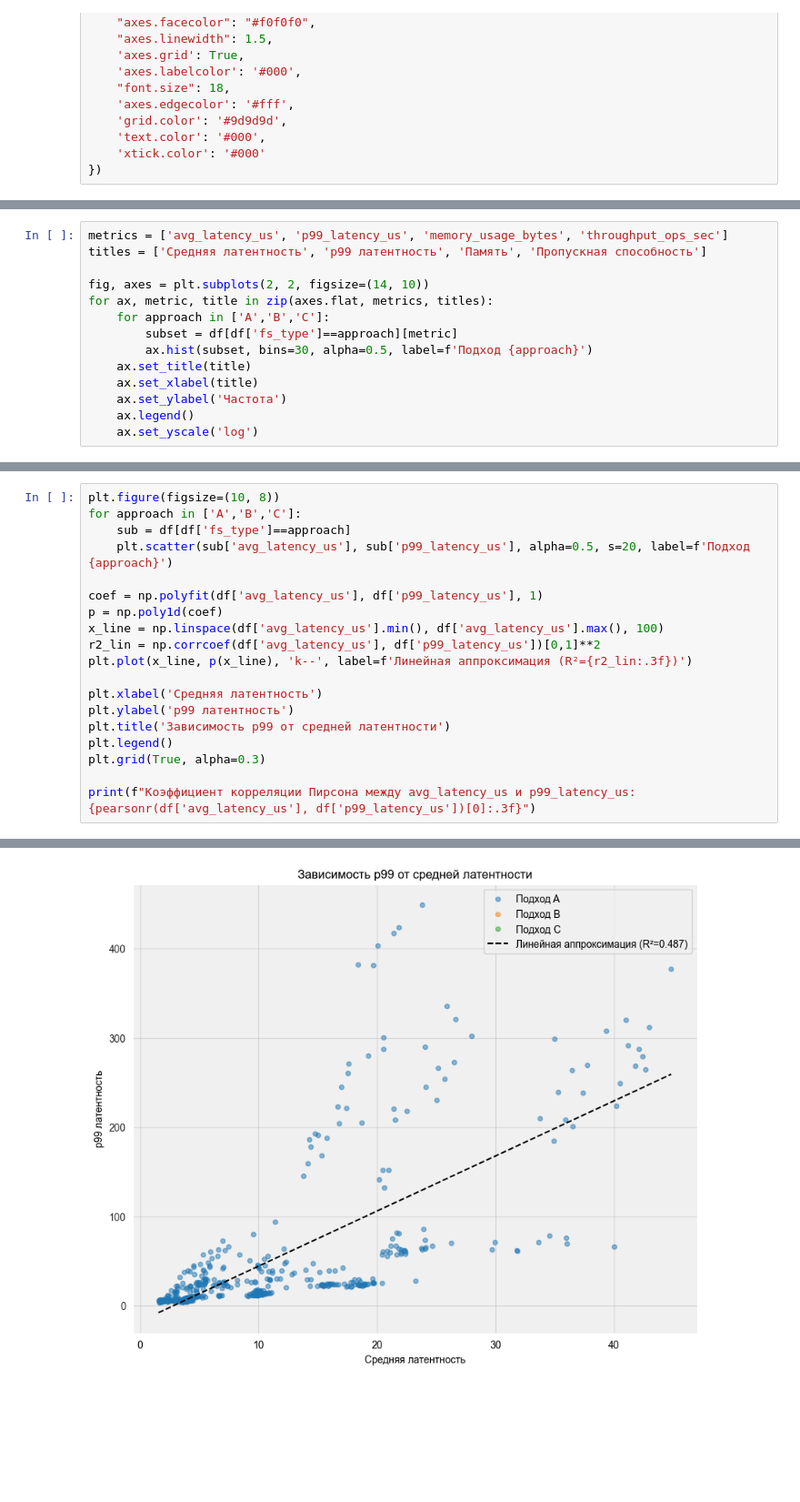
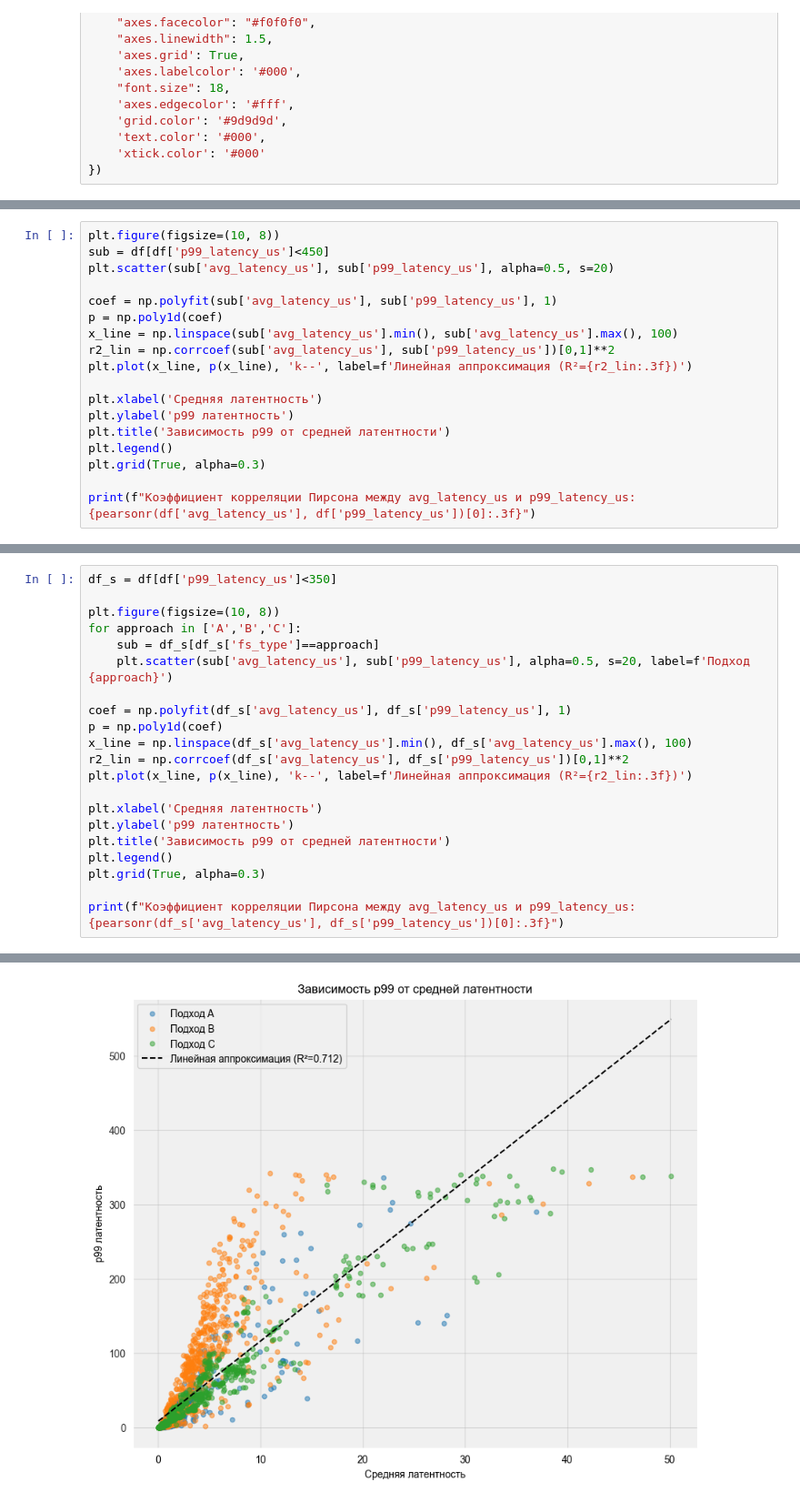
Before and after one commit to p1k777/mega-cool-in-memory-file-systems-research, a Jupyter notebook: ml_model/main.ipynb, the cells around one changed output, grey strips where cells are left out. Shown at 91% size. Drawn from its saved outputs; the diff is of its cells as text; blank space fills up the shorter version.

```diff
--- a/ml_model/main.ipynb
+++ b/ml_model/main.ipynb
@@ -156,14 +111,0 @@ df
-# %%
-metrics = ['avg_latency_us', 'p99_latency_us', 'memory_usage_bytes', 'throughput_ops_sec']
-titles = ['Средняя латентность', 'p99 латентность', 'Память', 'Пропускная способность']
-
-fig, axes = plt.subplots(2, 2, figsize=(14, 10))
-for ax, metric, title in zip(axes.flat, metrics, titles):
-    for approach in ['A','B','C']:
-        subset = df[df['fs_type']==approach][metric]
-        ax.hist(subset, bins=30, alpha=0.5, label=f'Подход {approach}')
-    ax.set_title(title)
-    ax.set_xlabel(title)
-    ax.set_ylabel('Частота')
-    ax.legend()
-    ax.set_yscale('log')
@@ -252,0 +175,18 @@ Text(0.5, 1.0, 'Корреляционная матрица')
+# %%
+plt.figure(figsize=(10, 8))
+sub = df[df['p99_latency_us']<450]
+plt.scatter(sub['avg_latency_us'], sub['p99_latency_us'], alpha=0.5, s=20)
+
+coef = np.polyfit(sub['avg_latency_us'], sub['p99_latency_us'], 1)
+p = np.poly1d(coef)
+x_line = np.linspace(sub['avg_latency_us'].min(), sub['avg_latency_us'].max(), 100)
+r2_lin = np.corrcoef(sub['avg_latency_us'], sub['p99_latency_us'])[0,1]**2
+plt.plot(x_line, p(x_line), 'k--', label=f'Линейная аппроксимация (R²={r2_lin:.3f})')
+
+plt.xlabel('Средняя латентность')
+plt.ylabel('p99 латентность')
+plt.title('Зависимость p99 от средней латентности')
+plt.legend()
+plt.grid(True, alpha=0.3)
+
+print(f"Коэффициент корреляции Пирсона между avg_latency_us и p99_latency_us: {pearsonr(df['avg_latency_us'], df['p99_latency_us'])[0]:.3f}")
@@ -253,13 +222,15 @@ Text(0.5, 1.0, 'Корреляционная матрица')
 # %%
+df_s = df[df['p99_latency_us']<350]
+
 plt.figure(figsize=(10, 8))
 for approach in ['A','B','C']:
-    sub = df[df['fs_type']==approach]
+    sub = df_s[df_s['fs_type']==approach]
     plt.scatter(sub['avg_latency_us'], sub['p99_latency_us'], alpha=0.5, s=20, label=f'Подход {approach}')
 
-coef = np.polyfit(df['avg_latency_us'], df['p99_latency_us'], 1)
+coef = np.polyfit(df_s['avg_latency_us'], df_s['p99_latency_us'], 1)
 p = np.poly1d(coef)
-x_line = np.linspace(df['avg_latency_us'].min(), df['avg_latency_us'].max(), 100)
-r2_lin = np.corrcoef(df['avg_latency_us'], df['p99_latency_us'])[0,1]**2
+x_line = np.linspace(df_s['avg_latency_us'].min(), df_s['avg_latency_us'].max(), 100)
+r2_lin = np.corrcoef(df_s['avg_latency_us'], df_s['p99_latency_us'])[0,1]**2
 plt.plot(x_line, p(x_line), 'k--', label=f'Линейная аппроксимация (R²={r2_lin:.3f})')
 
 plt.xlabel('Средняя латентность')
@@ -268,5 +239,5 @@ plt.title('Зависимость p99 от средней латентности
 plt.legend()
 plt.grid(True, alpha=0.3)
 
-print(f"Коэффициент корреляции Пирсона между avg_latency_us и p99_latency_us: {pearsonr(df['avg_latency_us'], df['p99_latency_us'])[0]:.3f}")
+print(f"Коэффициент корреляции Пирсона между avg_latency_us и p99_latency_us: {pearsonr(df_s['avg_latency_us'], df_s['p99_latency_us'])[0]:.3f}")
 # %% [output]
@@ -274 +245 @@ print(f"Коэффициент корреляции Пирсона между av
-[figure, old version]
+[figure, new version]
```
Also changed, not shown: parts of 41 cells of this notebook, 23 other files.
